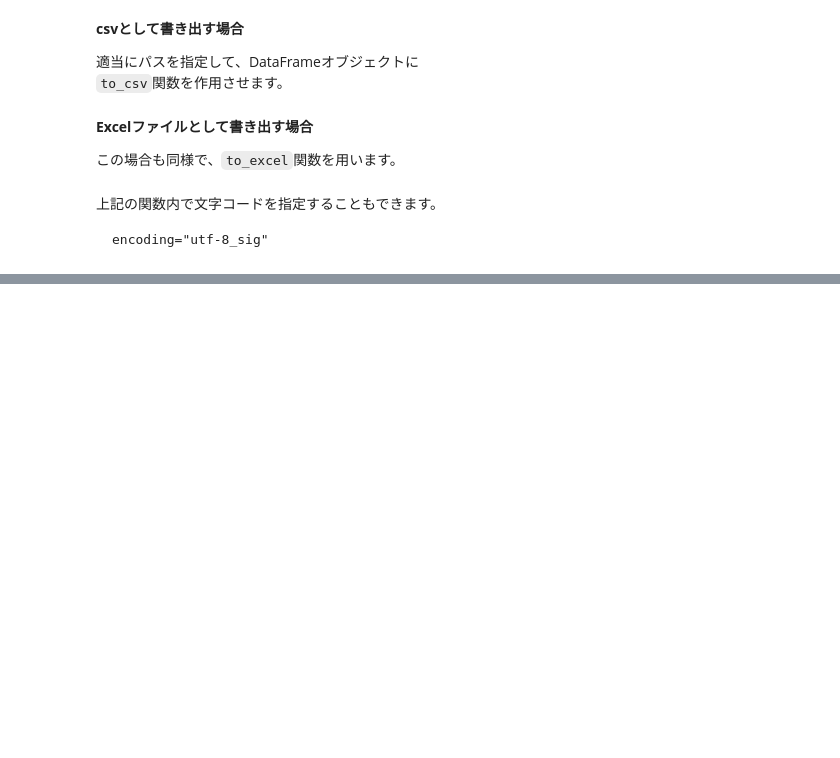
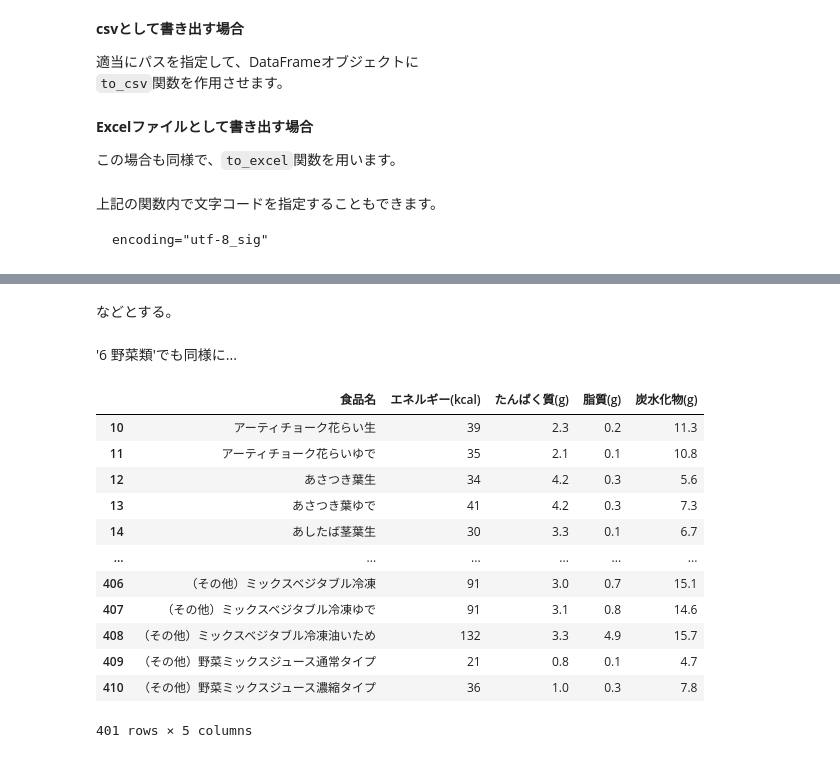
Before and after one commit to SotaYoshida/Lecture_DataScience, a Jupyter notebook: Python_misc_Pandas.ipynb, the cells around one changed output, grey strips where cells are left out. Saved outputs shown, nothing was run; the diff lists cells and outputs as text; code cells hidden in the pictures; blank space fills up the shorter version.

```diff
--- a/Python_misc_Pandas.ipynb
+++ b/Python_misc_Pandas.ipynb
@@ -339,0 +530,26 @@ encoding="utf-8_sig"
+# %% [markdown]
+などとする。
+# %% [markdown]
+'6 野菜類'でも同様に...
+# %%
+df6 = pd.read_excel(wb,sheet_name="6 野菜類")
+df6.iloc[:,[3,6,9,12,20]]
+ndf6 = df6.iloc[:,[3,6,9,12,20]]
+ndf6 = ndf6.iloc[10:,:]
+ndf6.columns=["食品名","エネルギー(kcal)","たんぱく質(g)","脂質(g)","炭水化物(g)"]
+ndf6["食品名"] = ndf6["食品名"].str.replace("\u3000","")
+ndf6
+# %% [output]
+|  | 食品名 | エネルギー(kcal) | たんぱく質(g) | 脂質(g) | 炭水化物(g) |
+| 10 | アーティチョーク花らい生 | 39 | 2.3 | 0.2 | 11.3 |
+| 11 | アーティチョーク花らいゆで | 35 | 2.1 | 0.1 | 10.8 |
+| 12 | あさつき葉生 | 34 | 4.2 | 0.3 | 5.6 |
+| 13 | あさつき葉ゆで | 41 | 4.2 | 0.3 | 7.3 |
+| 14 | あしたば茎葉生 | 30 | 3.3 | 0.1 | 6.7 |
+| ... | ... | ... | ... | ... | ... |
+| 406 | （その他）ミックスベジタブル冷凍 | 91 | 3.0 | 0.7 | 15.1 |
+| 407 | （その他）ミックスベジタブル冷凍ゆで | 91 | 3.1 | 0.8 | 14.6 |
+| 408 | （その他）ミックスベジタブル冷凍油いため | 132 | 3.3 | 4.9 | 15.7 |
+| 409 | （その他）野菜ミックスジュース通常タイプ | 21 | 0.8 | 0.1 | 4.7 |
+| 410 | （その他）野菜ミックスジュース濃縮タイプ | 36 | 1.0 | 0.3 | 7.8 |
+401 rows × 5 columns
```
Also changed, not shown: parts of 28 cells of this notebook.
